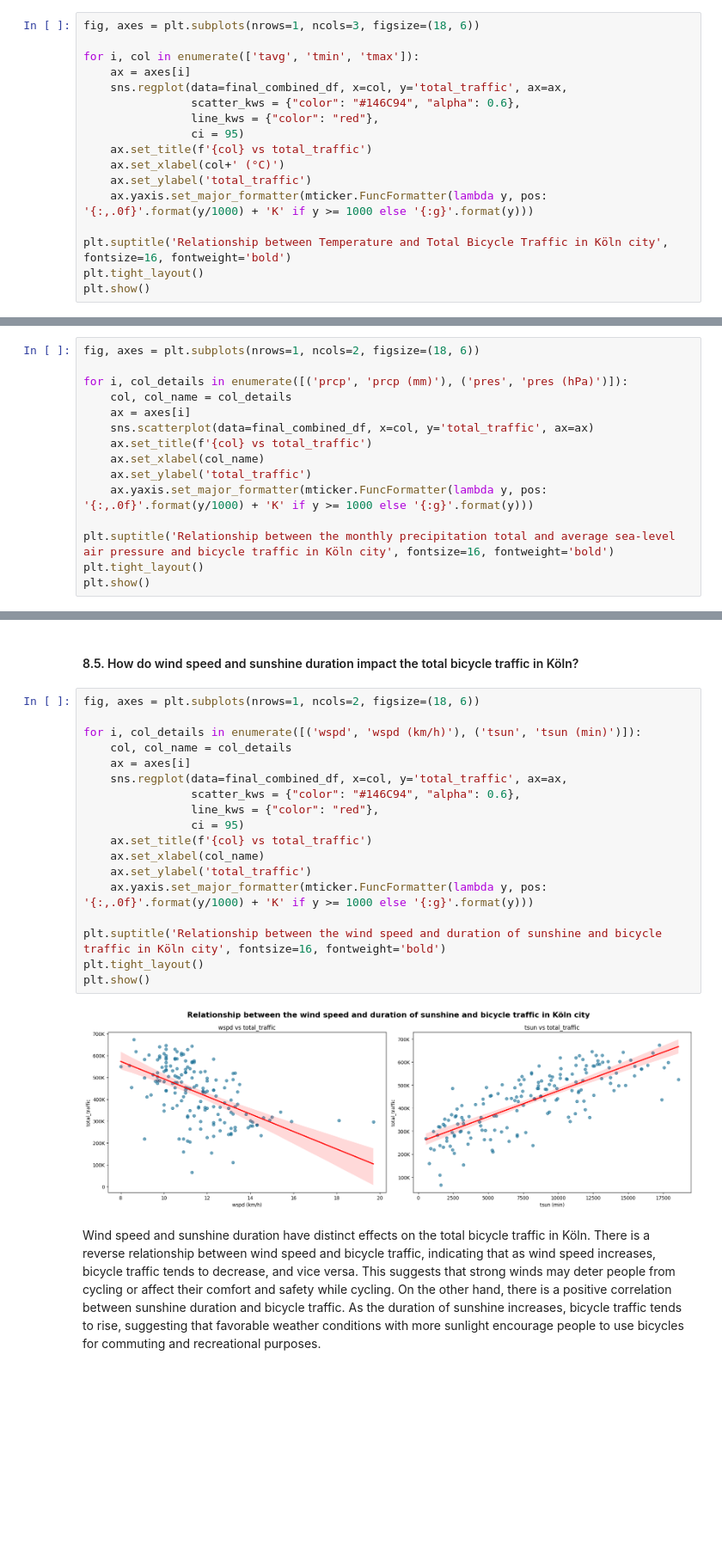
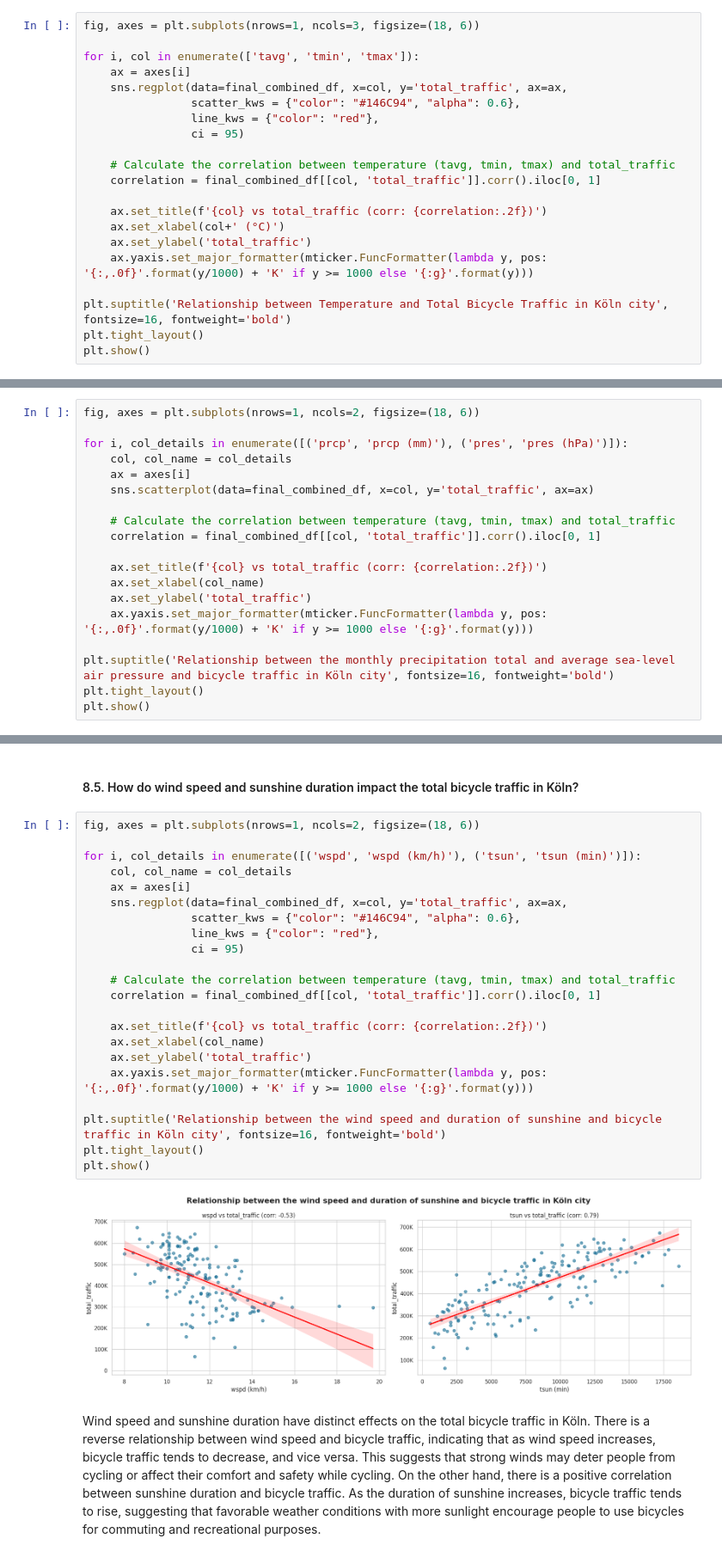
Before and after one commit to sujitdebnath/fau-data-engineering-ss23, a Jupyter notebook: project/report.ipynb, the cells around one changed output, grey strips where cells are left out. Shown at 86% size. Drawn from its saved outputs; the diff is of its cells as text; blank space fills up the shorter version.

```diff
--- a/project/report.ipynb
+++ b/project/report.ipynb
@@ -573,7 +575,11 @@ for i, col in enumerate(['tavg', 'tmin', 'tmax']):
                 scatter_kws = {"color": "#146C94", "alpha": 0.6},
                 line_kws = {"color": "red"},
                 ci = 95)
-    ax.set_title(f'{col} vs total_traffic')
+
+    # Calculate the correlation between temperature (tavg, tmin, tmax) and total_traffic
+    correlation = final_combined_df[[col, 'total_traffic']].corr().iloc[0, 1]
+
+    ax.set_title(f'{col} vs total_traffic (corr: {correlation:.2f})')
     ax.set_xlabel(col+' (°C)')
     ax.set_ylabel('total_traffic')
     ax.yaxis.set_major_formatter(mticker.FuncFormatter(lambda y, pos: '{:,.0f}'.format(y/1000) + 'K' if y >= 1000 else '{:g}'.format(y)))
@@ -594,7 +600,11 @@ for i, col_details in enumerate([('prcp', 'prcp (mm)'), ('pres', 'pres (hPa)')])
     col, col_name = col_details
     ax = axes[i]
     sns.scatterplot(data=final_combined_df, x=col, y='total_traffic', ax=ax)
-    ax.set_title(f'{col} vs total_traffic')
+
+    # Calculate the correlation between temperature (tavg, tmin, tmax) and total_traffic
+    correlation = final_combined_df[[col, 'total_traffic']].corr().iloc[0, 1]
+
+    ax.set_title(f'{col} vs total_traffic (corr: {correlation:.2f})')
     ax.set_xlabel(col_name)
     ax.set_ylabel('total_traffic')
     ax.yaxis.set_major_formatter(mticker.FuncFormatter(lambda y, pos: '{:,.0f}'.format(y/1000) + 'K' if y >= 1000 else '{:g}'.format(y)))
@@ -611,22 +621,26 @@ No significant relation is found between the monthly precipitation total and bic
 # %%
 fig, axes = plt.subplots(nrows=1, ncols=2, figsize=(18, 6))
 
 for i, col_details in enumerate([('wspd', 'wspd (km/h)'), ('tsun', 'tsun (min)')]):
     col, col_name = col_details
     ax = axes[i]
     sns.regplot(data=final_combined_df, x=col, y='total_traffic', ax=ax,
                 scatter_kws = {"color": "#146C94", "alpha": 0.6},
                 line_kws = {"color": "red"},
                 ci = 95)
-    ax.set_title(f'{col} vs total_traffic')
+
+    # Calculate the correlation between temperature (tavg, tmin, tmax) and total_traffic
+    correlation = final_combined_df[[col, 'total_traffic']].corr().iloc[0, 1]
+
+    ax.set_title(f'{col} vs total_traffic (corr: {correlation:.2f})')
     ax.set_xlabel(col_name)
     ax.set_ylabel('total_traffic')
     ax.yaxis.set_major_formatter(mticker.FuncFormatter(lambda y, pos: '{:,.0f}'.format(y/1000) + 'K' if y >= 1000 else '{:g}'.format(y)))
 
 plt.suptitle('Relationship between the wind speed and duration of sunshine and bicycle traffic in Köln city', fontsize=16, fontweight='bold')
 plt.tight_layout()
 plt.show()
 # %% [output]
-[figure, old version]
+[figure, new version]
 # %% [markdown]
 Wind speed and sunshine duration have distinct effects on the total bicycle traffic in Köln. There is a reverse relationship between wind speed and bicycle traffic, indicating that as wind speed increases, bicycle traffic tends to decrease, and vice versa. This suggests that strong winds may deter people from cycling or affect their comfort and safety while cycling. On the other hand, there is a positive correlation between sunshine duration and bicycle traffic. As the duration of sunshine increases, bicycle traffic tends to rise, suggesting that favorable weather conditions with more sunlight encourage people to use bicycles for commuting and recreational purposes.
```
Also changed, not shown: parts of 19 cells of this notebook.
